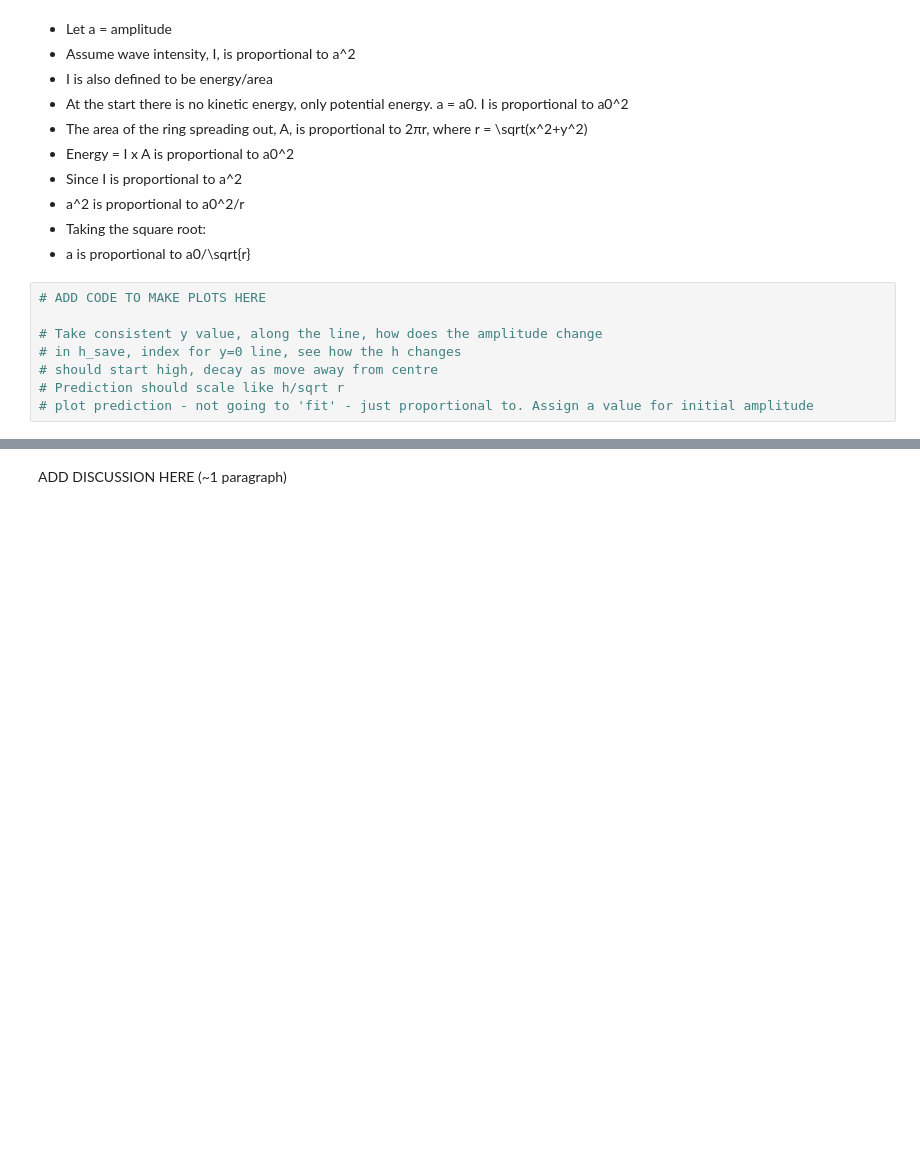
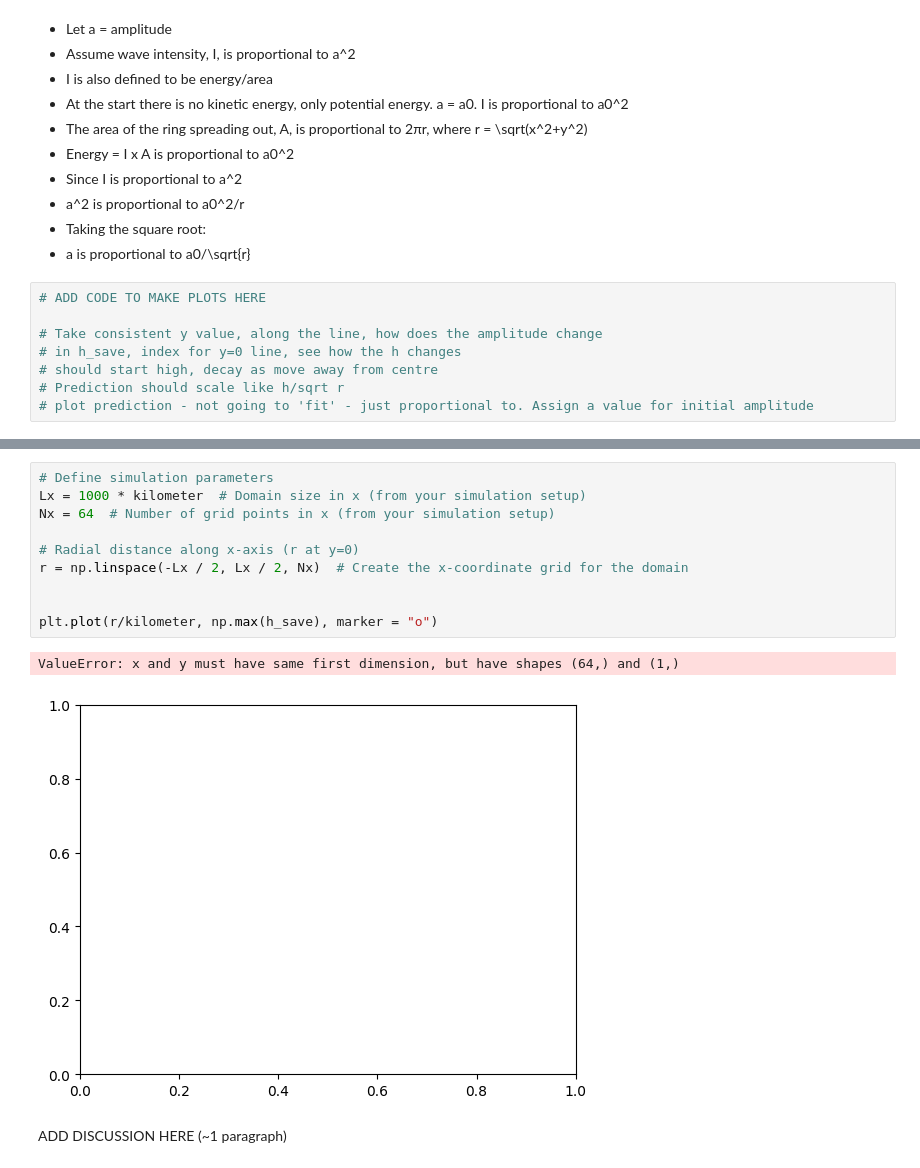
Before and after one commit to yu-huang-1/QCES, a Jupyter notebook: Project3_tsunami.ipynb, the cells around one changed output, grey strips where cells are left out. Cells and saved outputs as stored; diff of their text form; blank space fills up the shorter version.

```diff
--- a/Project3_tsunami.ipynb
+++ b/Project3_tsunami.ipynb
@@ -484,3 +488,16 @@ plt.show()
+# %%
+# Define simulation parameters
+Lx = 1000 * kilometer  # Domain size in x (from your simulation setup)
+Nx = 64  # Number of grid points in x (from your simulation setup)
+
+# Radial distance along x-axis (r at y=0)
+r = np.linspace(-Lx / 2, Lx / 2, Nx)  # Create the x-coordinate grid for the domain
+
+
+plt.plot(r/kilometer, np.max(h_save), marker = "o")
+# %% [output]
+ValueError: x and y must have same first dimension, but have shapes (64,) and (1,)
+[figure, added]
 # %% [markdown]
 ADD DISCUSSION HERE (~1 paragraph)
 # %% [markdown]
```
Also changed, not shown: parts of 2 cells of this notebook.
